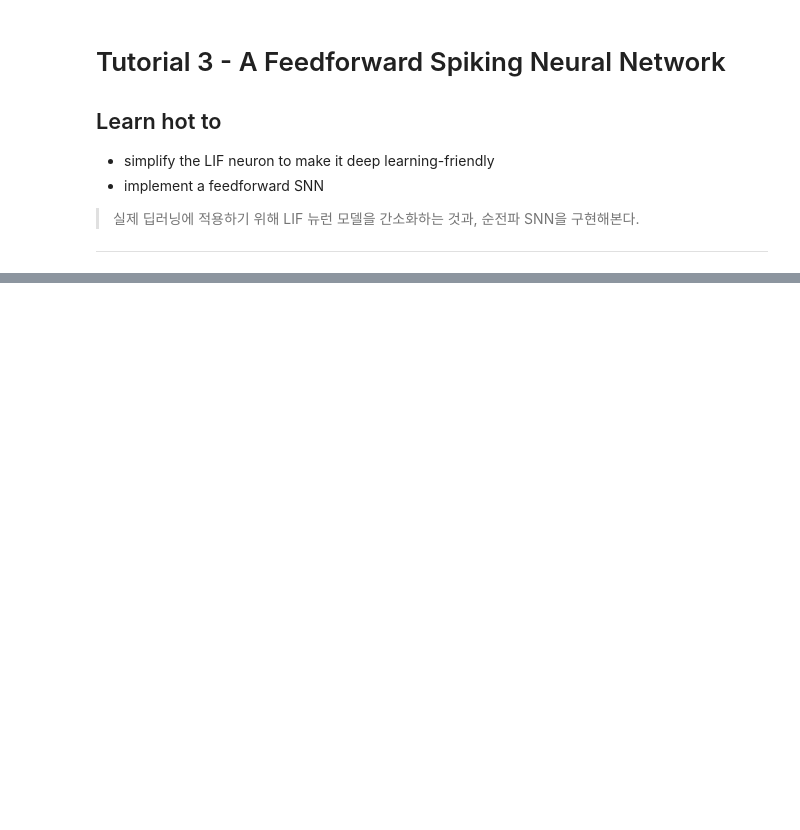
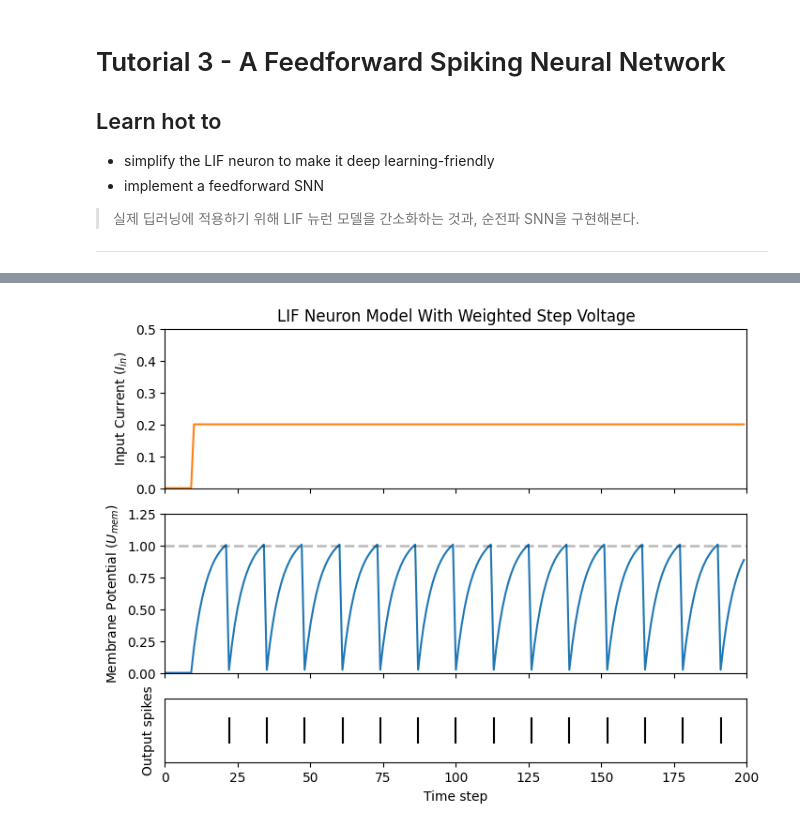
Before and after one commit to msjun23/SNN-Torch-Practice, a Jupyter notebook: Tutorial/FeedforwardSNN.ipynb, the cells around one changed output, grey strips where cells are left out. Cells and saved outputs as stored; diff of their text form; code cells hidden in the pictures; blank space fills up the shorter version.

```diff
--- a/Tutorial/FeedforwardSNN.ipynb
+++ b/Tutorial/FeedforwardSNN.ipynb
@@ -37,0 +108,80 @@ The decay rate is: 0.819
+# %%
+num_steps = 200
+
+#@title Plotting Settings
+def plot_cur_mem_spk(cur, mem, spk, thr_line=False, vline=False, title=False, ylim_max1=1.25, ylim_max2=1.25):
+  # Generate Plots
+  fig, ax = plt.subplots(3, figsize=(8,6), sharex=True,
+                        gridspec_kw = {'height_ratios': [1, 1, 0.4]})
+
+  # Plot input current
+  ax[0].plot(cur, c="tab:orange")
+  ax[0].set_ylim([0, ylim_max1])
+  ax[0].set_xlim([0, 200])
+  ax[0].set_ylabel("Input Current ($I_{in}$)")
+  if title:
+    ax[0].set_title(title)
+
+  # Plot membrane potential
+  ax[1].plot(mem)
+  ax[1].set_ylim([0, ylim_max2])
+  ax[1].set_ylabel("Membrane Potential ($U_{mem}$)")
+  if thr_line:
+    ax[1].axhline(y=thr_line, alpha=0.25, linestyle="dashed", c="black", linewidth=2)
+  plt.xlabel("Time step")
+
+  # Plot output spike using spikeplot
+  splt.raster(spk, ax[2], s=400, c="black", marker="|")
+  if vline:
+    ax[2].axvline(x=vline, ymin=0, ymax=6.75, alpha = 0.15, linestyle="dashed", c="black", linewidth=2, zorder=0, clip_on=False)
+  plt.ylabel("Output spikes")
+  plt.yticks([])
+
+  plt.show()
+
+def plot_snn_spikes(spk_in, spk1_rec, spk2_rec, title):
+  # Generate Plots
+  fig, ax = plt.subplots(3, figsize=(8,7), sharex=True,
+                        gridspec_kw = {'height_ratios': [1, 1, 0.4]})
+
+  # Plot input spikes
+  splt.raster(spk_in[:,0], ax[0], s=0.03, c="black")
+  ax[0].set_ylabel("Input Spikes")
+  ax[0].set_title(title)
+
+  # Plot hidden layer spikes
+  splt.raster(spk1_rec.reshape(num_steps, -1), ax[1], s = 0.05, c="black")
+  ax[1].set_ylabel("Hidden Layer")
+
+  # Plot output spikes
+  splt.raster(spk2_rec.reshape(num_steps, -1), ax[2], c="black", marker="|")
+  ax[2].set_ylabel("Output Spikes")
+  ax[2].set_ylim([0, 10])
+
+  plt.show()
+
+# Initialize inputs/outputs + small step current input
+x = torch.cat((torch.zeros(10), torch.ones(190)*0.5), dim=0)    # torch.cat: concatenate
+mem = torch.zeros(1)
+spk_out = torch.zeros(1)
+mem_rec = []
+spk_rec = []
+
+# Neuron params
+w = 0.4
+beta = 0.819
+
+# Neuron simulation
+for step in range(num_steps):
+    spk, mem = LeakyIntegrate_and_Fire(mem, x[step], w=w, beta=beta)
+    mem_rec.append(mem)
+    spk_rec.append(spk)
+
+# Convert lists to tensors
+mem_rec = torch.stack(mem_rec)
+spk_rec = torch.stack(spk_rec)
+
+plot_cur_mem_spk(x*w, mem_rec, spk_rec, thr_line=1,ylim_max1=0.5,
+                 title="LIF Neuron Model With Weighted Step Voltage")
+# %% [output]
+[figure, added]
```
Also changed, not shown: parts of 8 cells of this notebook.
